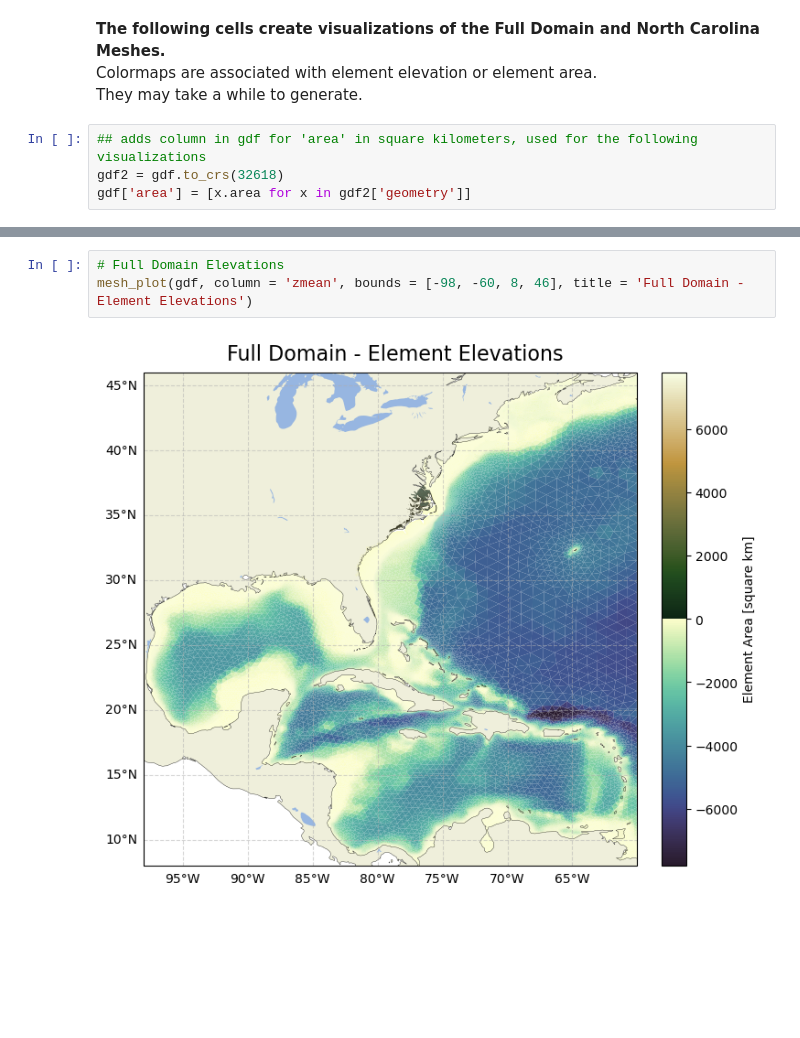
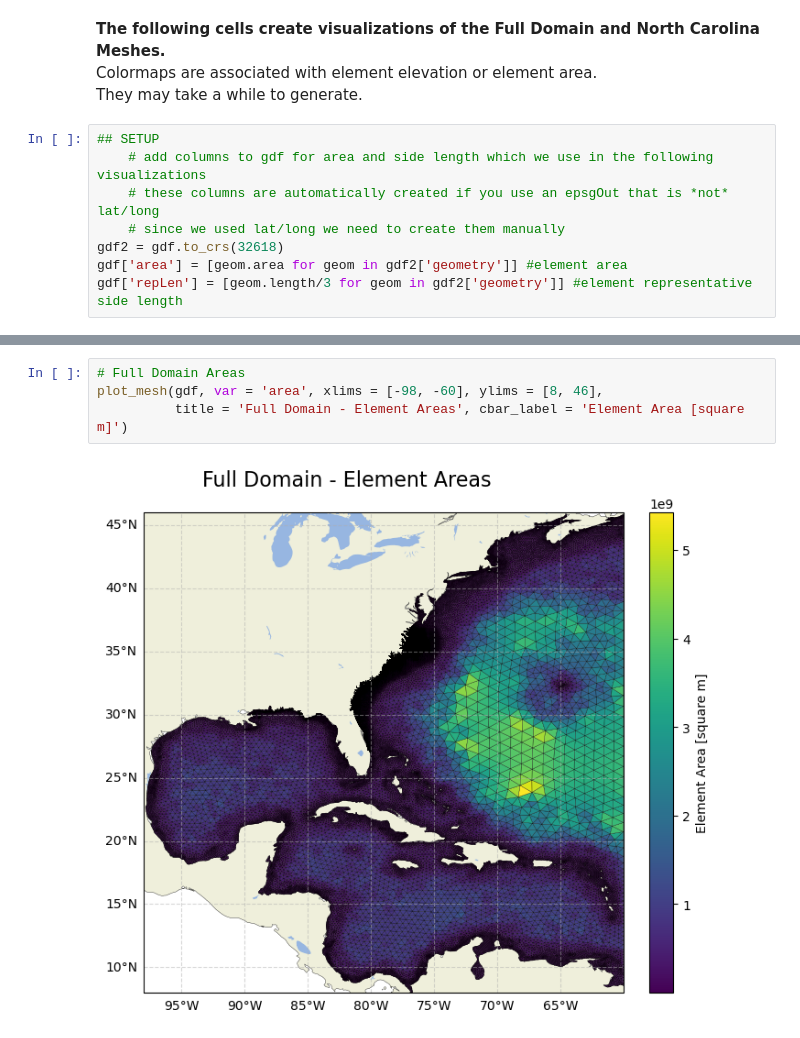
Before and after one commit to tomas19/kalpana_v2, a Jupyter notebook: examples/export_example03.ipynb, the cells around one changed output, grey strips where cells are left out. Cells and saved outputs as stored; diff of their text form; blank space fills up the shorter version.

```diff
--- a/examples/export_example03.ipynb
+++ b/examples/export_example03.ipynb
@@ -44,7 +46,11 @@ gdf.to_file(r'myFilePath.shp')
 **The following cells create visualizations of the Full Domain and North Carolina Meshes.** <br>
 Colormaps are associated with element elevation or element area. <br>
 They may take a while to generate.
-# %%
-## adds column in gdf for 'area' in square kilometers, used for the following visualizations
-gdf2 = gdf.to_crs(32618)
-gdf['area'] = [x.area for x in gdf2['geometry']]
+# %%
+## SETUP
+    # add columns to gdf for area and side length which we use in the following visualizations
+    # these columns are automatically created if you use an epsgOut that is *not* lat/long
+    # since we used lat/long we need to create them manually
+gdf2 = gdf.to_crs(32618)
+gdf['area'] = [geom.area for geom in gdf2['geometry']] #element area
+gdf['repLen'] = [geom.length/3 for geom in gdf2['geometry']] #element representative side length
@@ -51,5 +64,6 @@ gdf['area'] = [x.area for x in gdf2['geometry']]
 # %%
-# Full Domain Elevations
-mesh_plot(gdf, column = 'zmean', bounds = [-98, -60, 8, 46], title = 'Full Domain - Element Elevations')
+# Full Domain Areas
+plot_mesh(gdf, var = 'area', xlims = [-98, -60], ylims = [8, 46],
+          title = 'Full Domain - Element Areas', cbar_label = 'Element Area [square m]')
 # %% [output]
-[figure, old version]
+[figure, new version]
```
Also changed, not shown: parts of 8 cells of this notebook, 23 other files.
